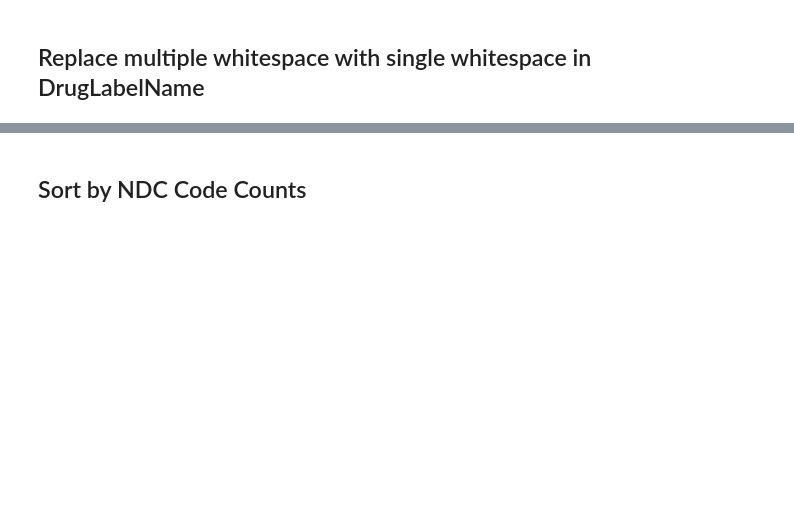
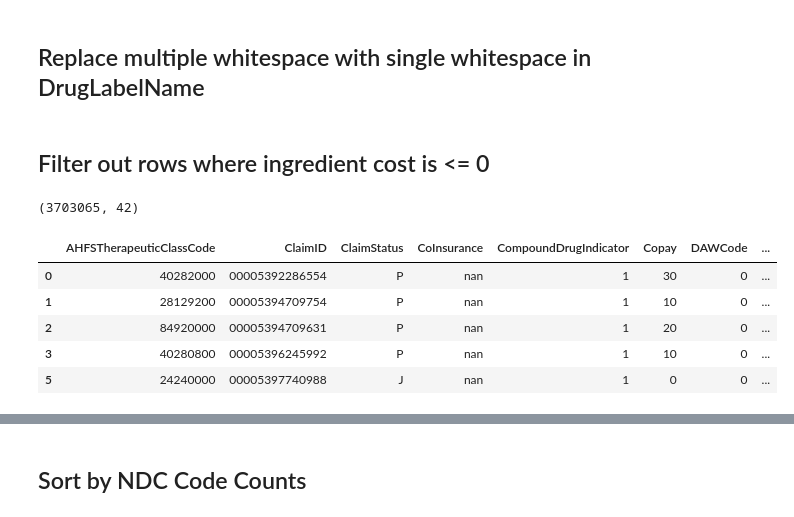
Before and after one commit to ryanleeallred/Dallen_Queries, a Jupyter notebook: Dallen Queries.ipynb, the cells around one changed output, grey strips where cells are left out. Saved outputs shown, nothing was run; the diff lists cells and outputs as text; code cells hidden in the pictures; blank space fills up the shorter version.

```diff
--- a/Dallen Queries.ipynb
+++ b/Dallen Queries.ipynb
@@ -140,3 +140,17 @@ Name: NDCCode, Length: 21583, dtype: int64
 # %%
 df['DrugLabelName'] = df['DrugLabelName'].astype(str)
 df['DrugLabelName'] = df['DrugLabelName'].apply(lambda drug: ' '.join(drug.split()))
+# %% [markdown]
+## Filter out rows where ingredient cost is <= 0
+# %%
+df = df[df['IngredientCost'] > 0]
+print(df.shape)
+df.head()
+# %% [output]
+(3703065, 42)
+|  | AHFSTherapeuticClassCode | ClaimID | ClaimStatus | CoInsurance | CompoundDrugIndicator | Copay | DAWCode | ... |
+| 0 | 40282000 | 00005392286554 | P | nan | 1 | 30 | 0 | ... |
+| 1 | 28129200 | 00005394709754 | P | nan | 1 | 10 | 0 | ... |
+| 2 | 84920000 | 00005394709631 | P | nan | 1 | 20 | 0 | ... |
+| 3 | 40280800 | 00005396245992 | P | nan | 1 | 10 | 0 | ... |
+| 5 | 24240000 | 00005397740988 | J | nan | 1 | 0 | 0 | ... |
```
Also changed, not shown: parts of 14 cells of this notebook, 1 other file.
